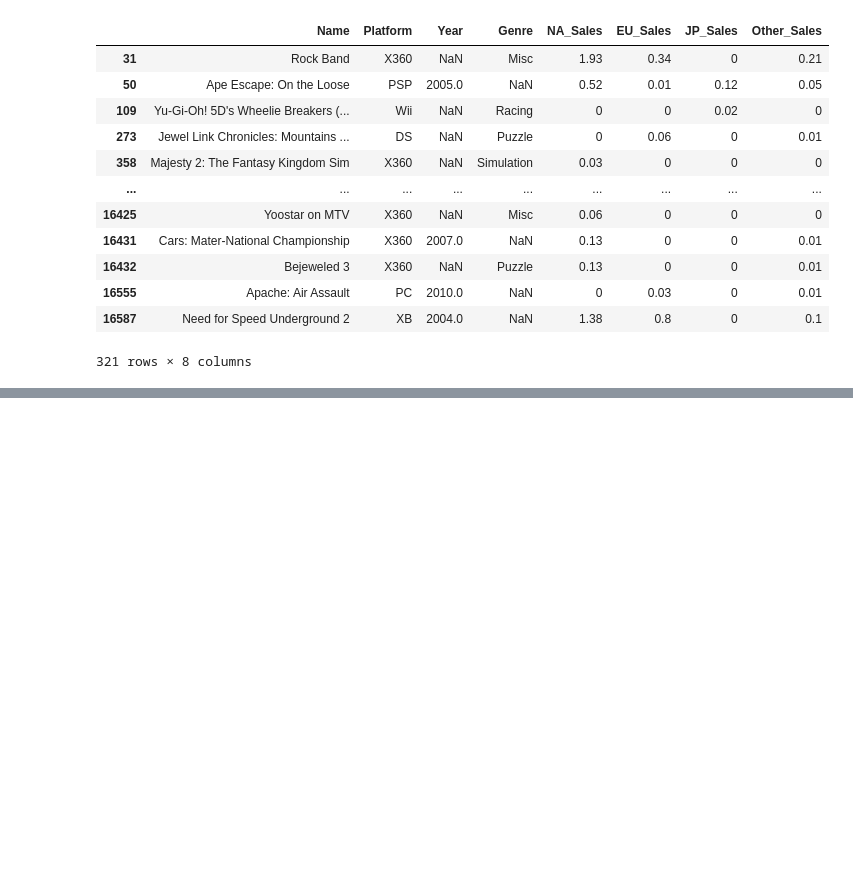
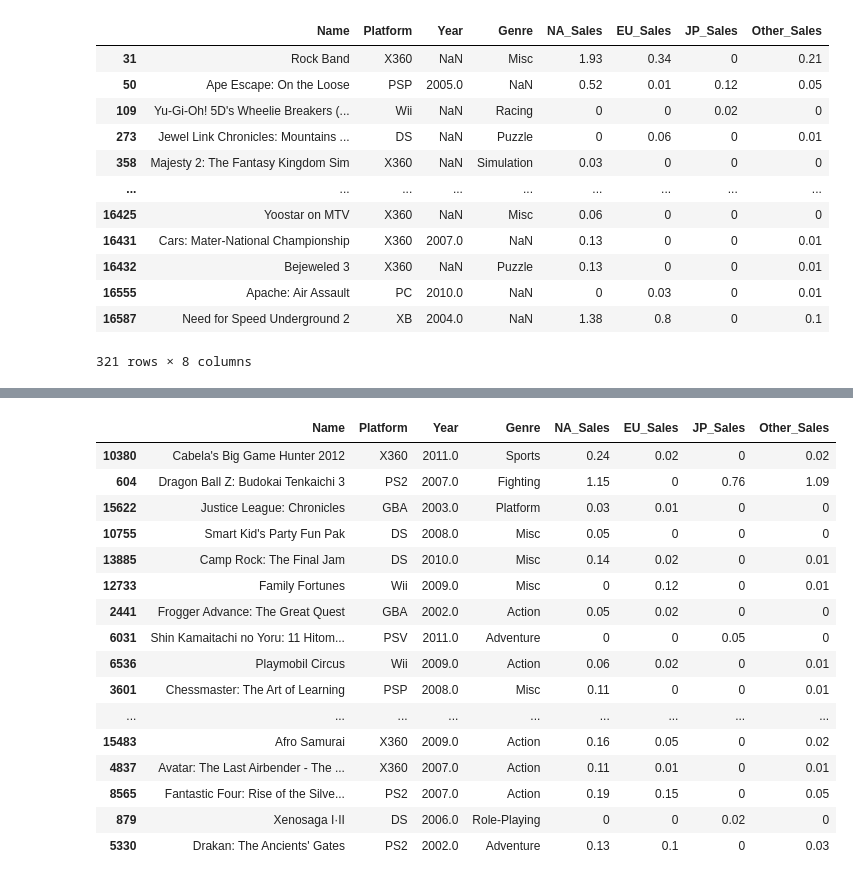
Before and after one commit to IlsuSong/Section1_Project, a Jupyter notebook: AI_14_송일수_Section1.ipynb, the cells around one changed output, grey strips where cells are left out. Drawn from its saved outputs; the diff is of its cells as text; code cells hidden in the pictures; blank space fills up the shorter version.

```diff
--- a/AI_14_송일수_Section1.ipynb
+++ b/AI_14_송일수_Section1.ipynb
@@ -109,0 +100,3 @@ dfc[dfc['Name']=='Bejeweled 3']
+# %%
+dfcc=dfc.copy()
+dfcc['NA_Sales']=dfcc['NA_Sales'].str.replace("M",'') # M단위 제거
@@ -109,0 +130,53 @@ dfc[dfc['Name']=='Bejeweled 3']
+# %%
+dfcc['EU_Sales']=dfcc['EU_Sales'].str.replace("M",'') # 같은 작업 for EU
+
+K2=dfcc[dfcc['EU_Sales'].str.contains('K')].index
+
+for i in K2:
+  dfcc.iloc[i,5]=dfcc.iloc[i,5].replace("K",'')
+  if float(dfcc.iloc[i,5])==0 :
+    continue
+  else :
+    dfcc.iloc[i,5]=float(dfcc.iloc[i,5])/1000
+# %%
+dfcc['JP_Sales']=dfcc['JP_Sales'].str.replace("M",'') # 같은 작업 for JP
+
+K3=dfcc[dfcc['JP_Sales'].str.contains('K')].index
+
+for i in K3:
+  dfcc.iloc[i,6]=dfcc.iloc[i,6].replace("K",'')
+  if float(dfcc.iloc[i,6])==0 :
+    continue
+  else :
+    dfcc.iloc[i,6]=float(dfcc.iloc[i,6])/1000
+# %%
+dfcc['Other_Sales']=dfcc['Other_Sales'].str.replace("M",'') # 같은 작업 for Other
+
+K4=dfcc[dfcc['Other_Sales'].str.contains('K')].index
+
+for i in K4:
+  dfcc.iloc[i,7]=dfcc.iloc[i,7].replace("K",'')
+  if float(dfcc.iloc[i,7])==0 :
+    continue
+  else :
+    dfcc.iloc[i,7]=float(dfcc.iloc[i,7])/1000
+# %%
+dfcc.sample(50)
+# %% [output]
+|  | Name | Platform | Year | Genre | NA_Sales | EU_Sales | JP_Sales | Other_Sales |
+| 10380 | Cabela's Big Game Hunter 2012 | X360 | 2011.0 | Sports | 0.24 | 0.02 | 0 | 0.02 |
+| 604 | Dragon Ball Z: Budokai Tenkaichi 3 | PS2 | 2007.0 | Fighting | 1.15 | 0 | 0.76 | 1.09 |
+| 15622 | Justice League: Chronicles | GBA | 2003.0 | Platform | 0.03 | 0.01 | 0 | 0 |
+| 10755 | Smart Kid's Party Fun Pak | DS | 2008.0 | Misc | 0.05 | 0 | 0 | 0 |
+| 13885 | Camp Rock: The Final Jam | DS | 2010.0 | Misc | 0.14 | 0.02 | 0 | 0.01 |
+| 12733 | Family Fortunes | Wii | 2009.0 | Misc | 0 | 0.12 | 0 | 0.01 |
+| 2441 | Frogger Advance: The Great Quest | GBA | 2002.0 | Action | 0.05 | 0.02 | 0 | 0 |
+| 6031 | Shin Kamaitachi no Yoru: 11 Hitom... | PSV | 2011.0 | Adventure | 0 | 0 | 0.05 | 0 |
+| 6536 | Playmobil Circus | Wii | 2009.0 | Action | 0.06 | 0.02 | 0 | 0.01 |
+| 3601 | Chessmaster: The Art of Learning | PSP | 2008.0 | Misc | 0.11 | 0 | 0 | 0.01 |
+| ... | ... | ... | ... | ... | ... | ... | ... | ... |
+| 15483 | Afro Samurai | X360 | 2009.0 | Action | 0.16 | 0.05 | 0 | 0.02 |
+| 4837 | Avatar: The Last Airbender - The ... | X360 | 2007.0 | Action | 0.11 | 0.01 | 0 | 0.01 |
+| 8565 | Fantastic Four: Rise of the Silve... | PS2 | 2007.0 | Action | 0.19 | 0.15 | 0 | 0.05 |
+| 879 | Xenosaga I·II | DS | 2006.0 | Role-Playing | 0 | 0 | 0.02 | 0 |
+| 5330 | Drakan: The Ancients' Gates | PS2 | 2002.0 | Adventure | 0.13 | 0.1 | 0 | 0.03 |
```
Also changed, not shown: parts of 13 cells of this notebook.
